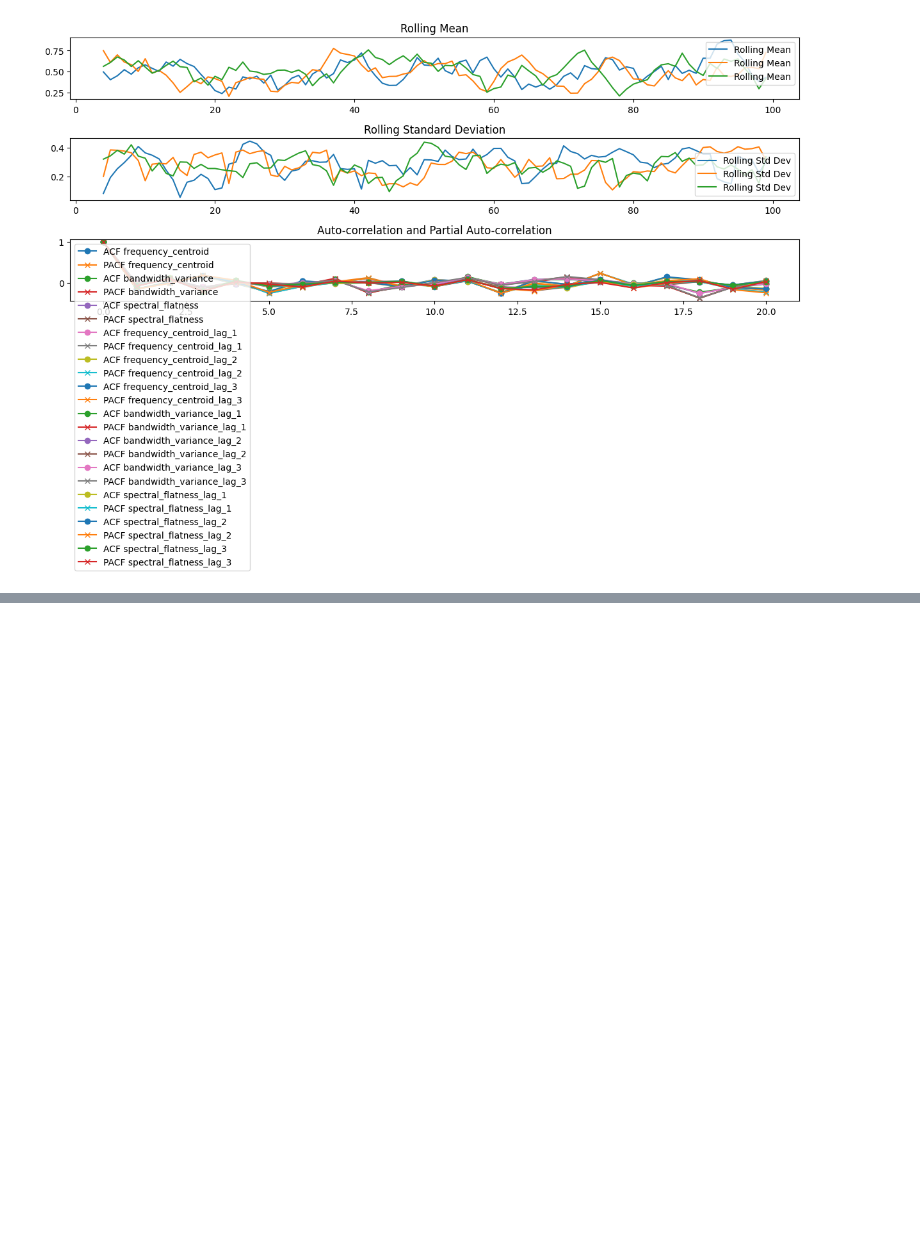
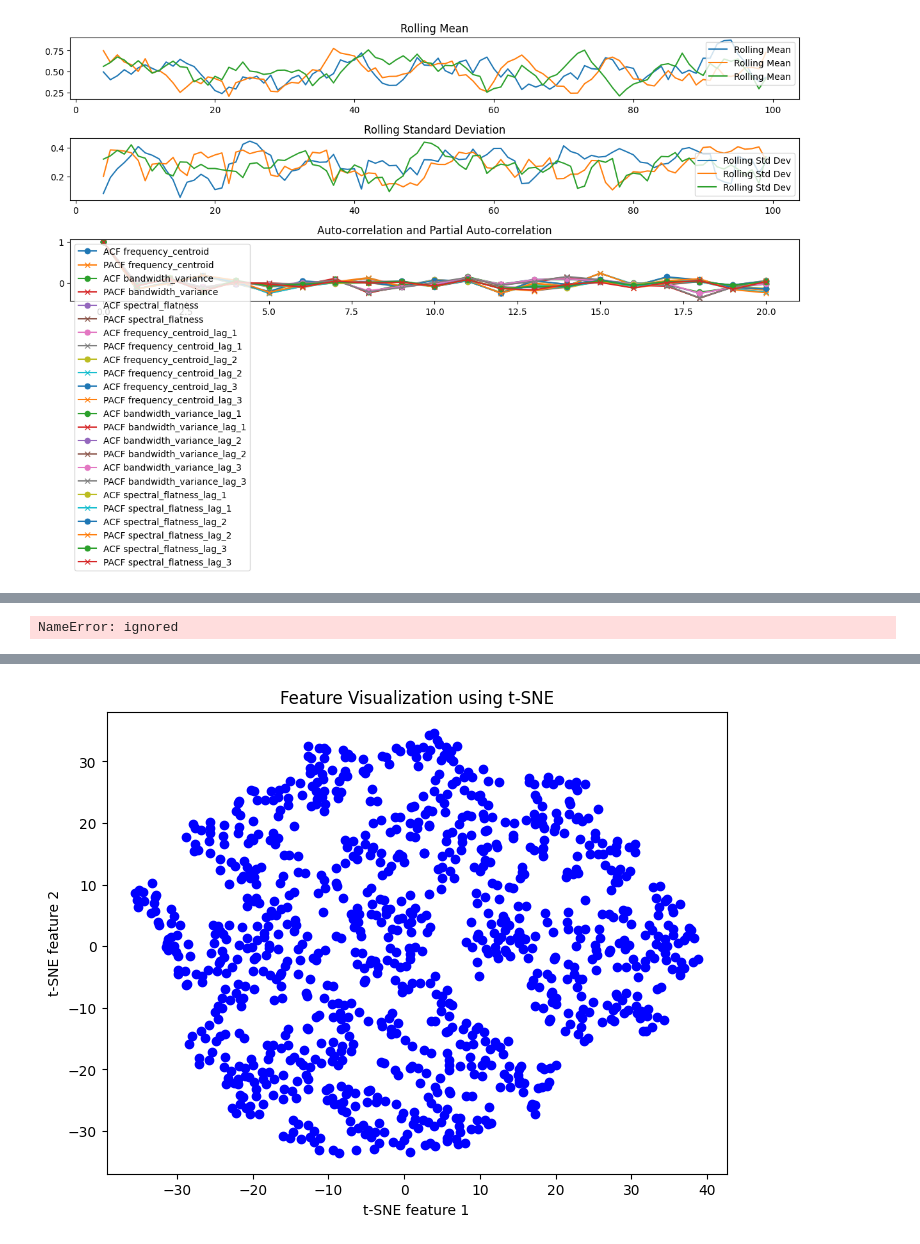
Before and after one commit to sano-r-sit/Machine_Learning_FFT, a Jupyter notebook: Untitled1.ipynb, the cells around one changed output, grey strips where cells are left out. Saved outputs shown, nothing was run; the diff lists cells and outputs as text; code cells hidden in the pictures; blank space fills up the shorter version.

```diff
--- a/Untitled1.ipynb
+++ b/Untitled1.ipynb
@@ -880,0 +1033,28 @@ plt.show()
+# %%
+from keras.layers import Input, LSTM, RepeatVector, concatenate, Dense
+from keras.models import Model
+
+input_dim = 1
+latent_dim = 10
+
+# encode
+inputs = Input(shape=(timesteps, input_dim))
+encoded = LSTM(latent_dim, activation="tanh", recurrent_activation="sigmoid", return_sequences=False)(inputs)
+
+#decode
+hidden = RepeatVector(timesteps)(encoded)
+reverse_input = Input(shape=(timesteps, input_dim))
+hidden_revinput = concatenate([hidden, reverse_input])
+decoded = LSTM(latent_dim, activation="tanh", recurrent_activation="sigmoid", return_sequences=True)(hidden_revinput)
+decoded = Dense(latent_dim, activation="relu")(decoded)
+decoded = Dense(input_dim, activation="tanh")(decoded)
+
+# train
+LSTM_AE = Model([inputs, reverse_input], decoded)
+LSTM_AE.compile(optimizer='rmsprop', loss='mse')
+X_train_rev = X_train[:,::-1,:]
+LSTM_AE.fit([X_train, X_train_rev], X_train, epochs=30, batch_size=500, shuffle=True, validation_data=([X_train, X_train_rev], X_train))
+
+X_hat = LSTM_AE.predict([X_train, X_train_rev])
+# %% [output]
+NameError: ignored
@@ -880,0 +1168,41 @@ plt.show()
+# %%
+from keras.models import Sequential, Model
+from keras.layers import LSTM, Dropout, Dense, Input
+import numpy as np
+from sklearn.manifold import TSNE
+import matplotlib.pyplot as plt
+
+# 仮想データの生成（例: N * 3の時系列データ）
+N = 1000  # データポイントの数
+data = np.random.random((N, 3))  # ランダムなデータを生成
+normalized_data = (data - np.mean(data, axis=0)) / np.std(data, axis=0)  # データの正規化
+
+# データをシーケンスに分割（例: 10時点のシーケンス）
+sequence_length = 10
+sequences = [normalized_data[i:i + sequence_length] for i in range(len(data) - sequence_length)]
+
+X_train = np.array([seq[:-1] for seq in sequences])
+Y_train = np.array([seq[-1] for seq in sequences])
+
+# LSTMモデルの定義
+input_layer = Input(shape=(sequence_length-1, 3))
+lstm_layer = LSTM(50, return_sequences=False)(input_layer)
+model = Model(inputs=input_layer, outputs=lstm_layer)
+
+# 特徴量抽出
+features = model.predict(X_train)
+
+# 特徴量の可視化
+def visualize_features(features):
+    tsne = TSNE(n_components=2, random_state=0)
+    tsne_results = tsne.fit_transform(features)
+
+    plt.figure(figsize=(8, 6))
+    plt.scatter(tsne_results[:, 0], tsne_results[:, 1], c='blue', marker='o')
+    plt.title('Feature Visualization using t-SNE')
+    plt.xlabel('t-SNE feature 1')
+    plt.ylabel('t-SNE feature 2')
+    plt.show()
+
+visualize_features(features)
+# %% [output]
@@ -880,0 +1210 @@ plt.show()
+[figure, added]
```
Also changed, not shown: parts of 15 cells of this notebook.
